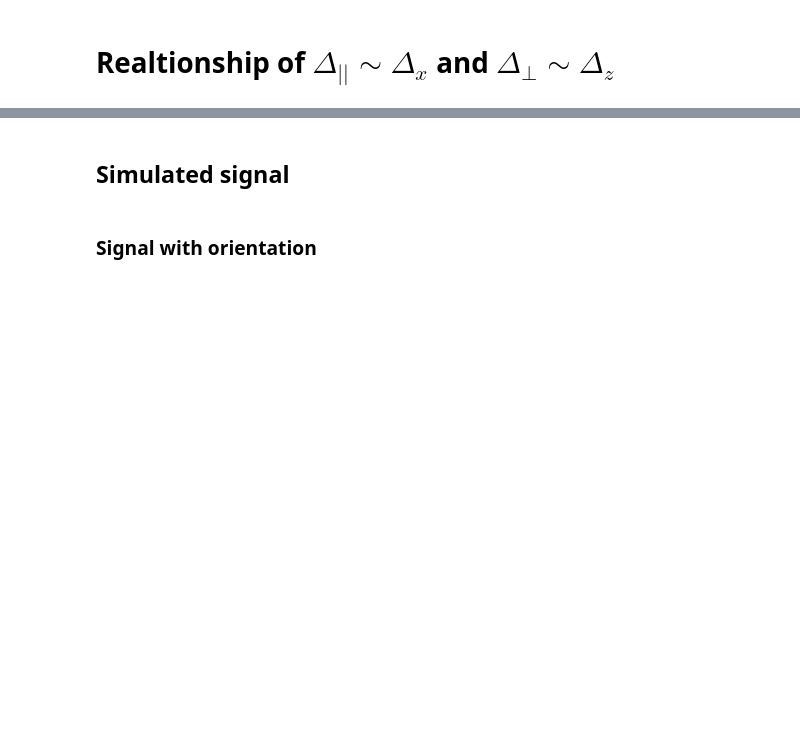
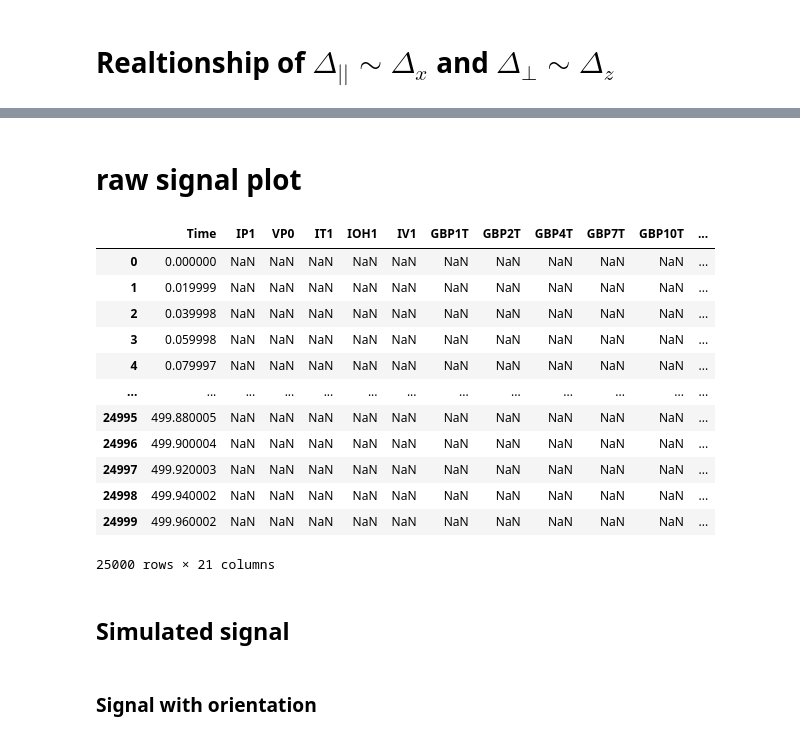
Before and after one commit to P-Attapon/TT1PlasmaColumnPosition, a Jupyter notebook: plotting.ipynb, the cells around one changed output, grey strips where cells are left out. Saved outputs shown, nothing was run; the diff lists cells and outputs as text; code cells hidden in the pictures; blank space fills up the shorter version.

```diff
--- a/plotting.ipynb
+++ b/plotting.ipynb
@@ -53,7 +24,0 @@ for x, z in zip(x_shift, z_shift):
-# %%
-iteration_range = np.arange(0,iteration,1)
-for i in [1,4,7,10]:
-    plt.plot(iteration_range,bio_savart_signal_lst[i],".-")
-    plt.plot(iteration_range,ampere_signal_lst[i],".-")
-    plt.ylim(-0.4,0.4)
-    plt.show()
@@ -65,13 +24,0 @@ for i in [1,4,7,10]:
-# %%
-fig, ax = plt.subplots(4,3,figsize = (20,20))
-
-num_row, num_column = ax.shape
-
-probe_count = 1
-for i in range(num_row):
-    for j in range(num_column):
-        ax[i,j].hist(difference_dict[probe_count])
-        ax[i,j].set_title(f"GBP{probe_count}T")
-        ax[i,j].set_xlabel("percent difference [%]")
-        ax[i,j].set_ylabel("count")
-        probe_count += 1
@@ -327,3 +96,36 @@ fig.legend(l1,l2,labels = ["measured", "siumulated"],loc = "upper center",bbox_t
+# %% [markdown]
+# raw signal plot
+# %%
+shot_number = 1641
+path = os.path.join(data_path, str(shot_number))
+
+file_names = ["IP1.txt", "VP0.txt", "IT1.txt", "IOH1.txt", "IV1.txt"] + [f"GBP{i}T.txt" for i in [1,2,4,7,10]]
+
+df = pd.DataFrame(columns = ["Time"] + [file_name.split(".")[0] for file_name in file_names])
+
+for signal_name, f in zip(file_names, file_names):
+    file_path = os.path.join(path,f)
+    print(signal_name)
+    col_name = signal_name.split(".")[0]
+    data = read_txt(file_path,["Time", col_name])
+
+    df[signal_name] = data[col_name]
+df["Time"] = data["Time"]
+df
+# %% [output]
+|  | Time | IP1 | VP0 | IT1 | IOH1 | IV1 | GBP1T | GBP2T | GBP4T | GBP7T | GBP10T | ... |
+| 0 | 0.000000 | NaN | NaN | NaN | NaN | NaN | NaN | NaN | NaN | NaN | NaN | ... |
+| 1 | 0.019999 | NaN | NaN | NaN | NaN | NaN | NaN | NaN | NaN | NaN | NaN | ... |
+| 2 | 0.039998 | NaN | NaN | NaN | NaN | NaN | NaN | NaN | NaN | NaN | NaN | ... |
+| 3 | 0.059998 | NaN | NaN | NaN | NaN | NaN | NaN | NaN | NaN | NaN | NaN | ... |
+| 4 | 0.079997 | NaN | NaN | NaN | NaN | NaN | NaN | NaN | NaN | NaN | NaN | ... |
+| ... | ... | ... | ... | ... | ... | ... | ... | ... | ... | ... | ... | ... |
+| 24995 | 499.880005 | NaN | NaN | NaN | NaN | NaN | NaN | NaN | NaN | NaN | NaN | ... |
+| 24996 | 499.900004 | NaN | NaN | NaN | NaN | NaN | NaN | NaN | NaN | NaN | NaN | ... |
+| 24997 | 499.920003 | NaN | NaN | NaN | NaN | NaN | NaN | NaN | NaN | NaN | NaN | ... |
+| 24998 | 499.940002 | NaN | NaN | NaN | NaN | NaN | NaN | NaN | NaN | NaN | NaN | ... |
+| 24999 | 499.960002 | NaN | NaN | NaN | NaN | NaN | NaN | NaN | NaN | NaN | NaN | ... |
+25000 rows × 21 columns
 # %% [markdown]
 ## Simulated signal
 # %% [markdown]
```
Also changed, not shown: parts of 35 cells of this notebook, 6 other files.
